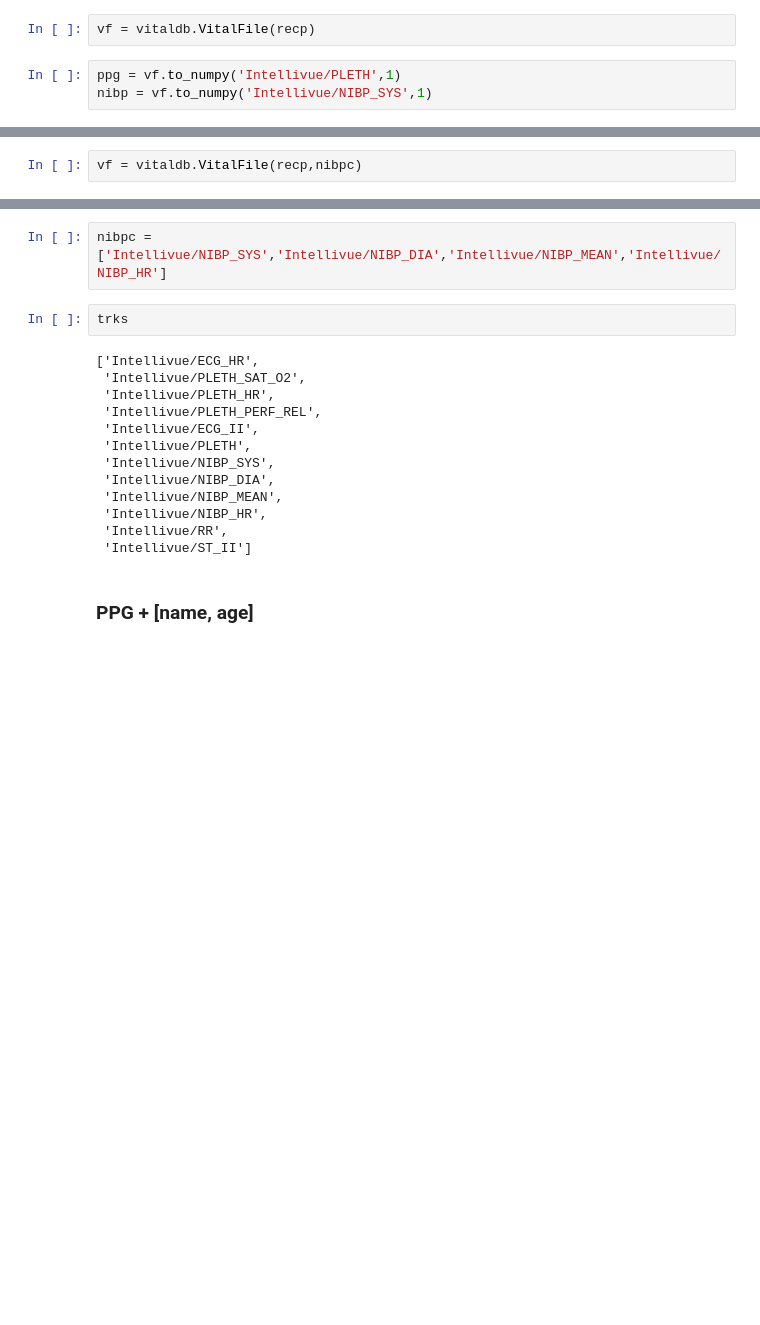
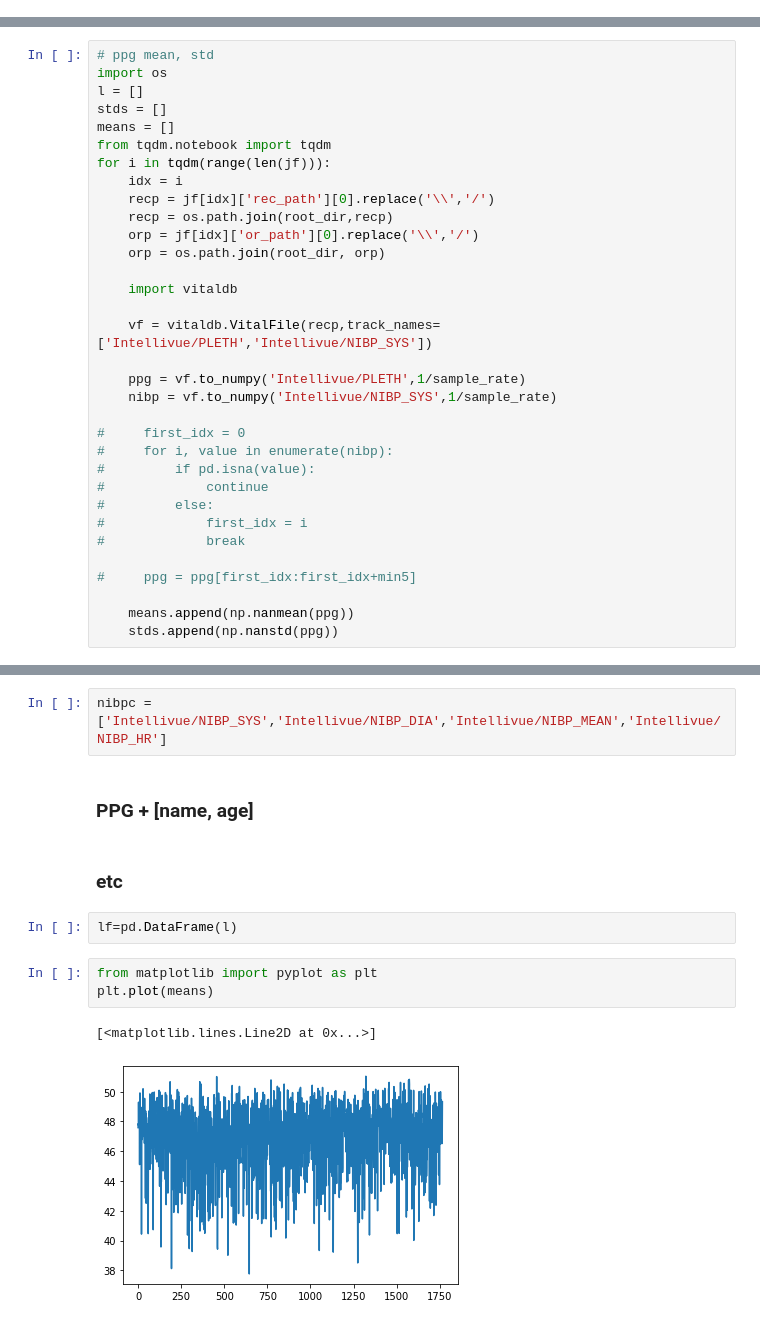
Before and after one commit to epsilon-deltta/ppg2nrs, a Jupyter notebook: preparation.ipynb, the cells around one changed output, grey strips where cells are left out. Saved outputs shown, nothing was run; the diff lists cells and outputs as text; blank space fills up the shorter version.

```diff
--- a/preparation.ipynb
+++ b/preparation.ipynb
@@ -168,5 +129,0 @@ trks
-# %%
-vf = vitaldb.VitalFile(recp)
-# %%
-ppg = vf.to_numpy('Intellivue/PLETH',1)
-nibp = vf.to_numpy('Intellivue/NIBP_SYS',1)
@@ -209,2 +129,0 @@ nibpc
-# %%
-vf = vitaldb.VitalFile(recp,nibpc)
@@ -242,0 +143,33 @@ trks
+# %%
+# ppg mean, std
+import os
+l = []
+stds = []
+means = []
+from tqdm.notebook import tqdm
+for i in tqdm(range(len(jf))):
+    idx = i
+    recp = jf[idx]['rec_path'][0].replace('\\','/')
+    recp = os.path.join(root_dir,recp)
+    orp = jf[idx]['or_path'][0].replace('\\','/')
+    orp = os.path.join(root_dir, orp)
+
+    import vitaldb
+
+    vf = vitaldb.VitalFile(recp,track_names=['Intellivue/PLETH','Intellivue/NIBP_SYS'])
+
+    ppg = vf.to_numpy('Intellivue/PLETH',1/sample_rate)
+    nibp = vf.to_numpy('Intellivue/NIBP_SYS',1/sample_rate)
+
+#     first_idx = 0
+#     for i, value in enumerate(nibp):
+#         if pd.isna(value):
+#             continue
+#         else:
+#             first_idx = i
+#             break
+
+#     ppg = ppg[first_idx:first_idx+min5]
+
+    means.append(np.nanmean(ppg))
+    stds.append(np.nanstd(ppg))
@@ -259,20 +290,15 @@ trdl  = torch.utils.data.DataLoader(trdt, batch_size=4)
 tedl  = torch.utils.data.DataLoader(tedt, batch_size=4)
 # %%
 nibpc =['Intellivue/NIBP_SYS','Intellivue/NIBP_DIA','Intellivue/NIBP_MEAN','Intellivue/NIBP_HR']
-# %%
-trks
-# %% [output]
-['Intellivue/ECG_HR',
- 'Intellivue/PLETH_SAT_O2',
- 'Intellivue/PLETH_HR',
- 'Intellivue/PLETH_PERF_REL',
- 'Intellivue/ECG_II',
- 'Intellivue/PLETH',
- 'Intellivue/NIBP_SYS',
- 'Intellivue/NIBP_DIA',
- 'Intellivue/NIBP_MEAN',
- 'Intellivue/NIBP_HR',
- 'Intellivue/RR',
- 'Intellivue/ST_II']
 # %% [markdown]
 ### PPG + [name, age]
+# %% [markdown]
+### etc
+# %%
+lf=pd.DataFrame(l)
+# %%
+from matplotlib import pyplot as plt
+plt.plot(means)
+# %% [output]
+[<matplotlib.lines.Line2D at 0x...>]
+[figure, added]
```
Also changed, not shown: parts of 31 cells of this notebook, 11 other files.
